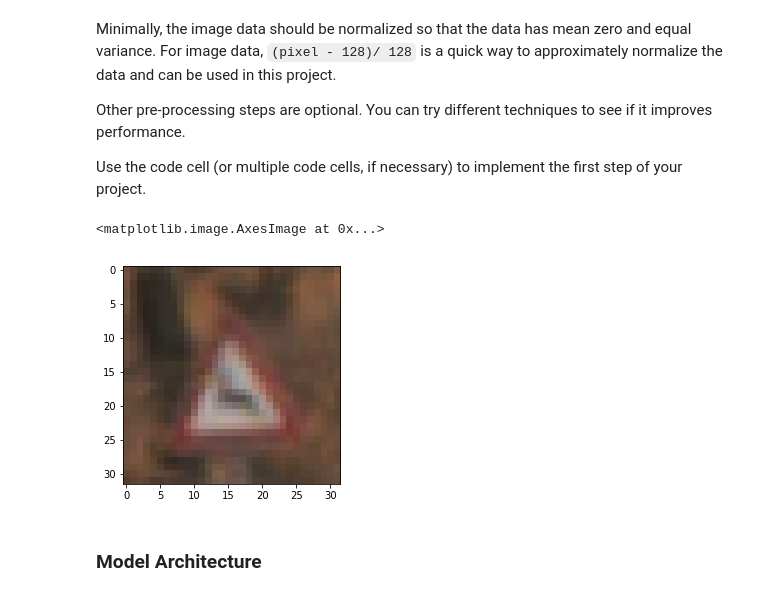
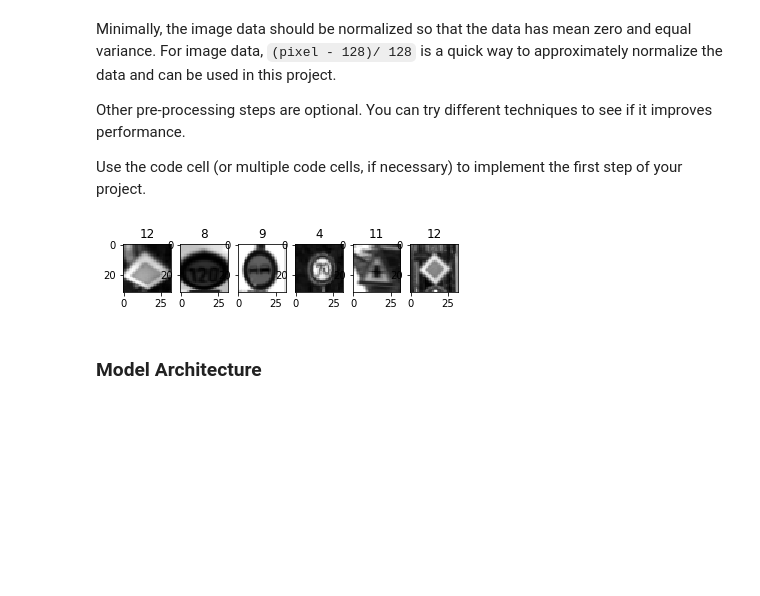
Before and after one commit to desi-joe/CarND-Traffic-Sign-Classifier-Project, a Jupyter notebook: Traffic_Sign_Classifier.ipynb, the cells around one changed output. Cells and saved outputs as stored; diff of their text form; code cells hidden in the pictures; blank space fills up the shorter version.

```diff
--- a/Traffic_Sign_Classifier.ipynb
+++ b/Traffic_Sign_Classifier.ipynb
@@ -162,10 +288,20 @@ def normalize(imgs):
 X_train = normalize(convert2Gray(X_train_org))
 X_valid = normalize(convert2Gray(X_valid_org))
 X_test = normalize(convert2Gray(X_test_org))
-plt.imshow(X_train_org[300],cmap='gray')
+
+X_train, y_train = transfrom_images(X_train, y_train)
+n_train = X_train.shape[0]
-# %% [output]
-<matplotlib.image.AxesImage at 0x...>
-[figure, removed]
+# %%
+plt.subplot(161),plt.imshow(X_train[0].reshape(32,32), cmap='gray'),plt.title(y_train[0])
+plt.subplot(162),plt.imshow(X_train[1].reshape(32,32), cmap='gray'),plt.title(y_train[1])
+plt.subplot(163),plt.imshow(X_train[2].reshape(32,32), cmap='gray'),plt.title(y_train[2])
+plt.subplot(164),plt.imshow(X_train[3].reshape(32,32), cmap='gray'),plt.title(y_train[3])
+plt.subplot(165),plt.imshow(X_train[4].reshape(32,32), cmap='gray'),plt.title(y_train[4])
+plt.subplot(166),plt.imshow(X_train[5].reshape(32,32), cmap='gray'),plt.title(y_train[5])
+
+plt.show()
+# %% [output]
+[figure, added]
 # %% [markdown]
 ### Model Architecture
 # %%
```
Also changed, not shown: parts of 11 cells of this notebook, 6 other files.
